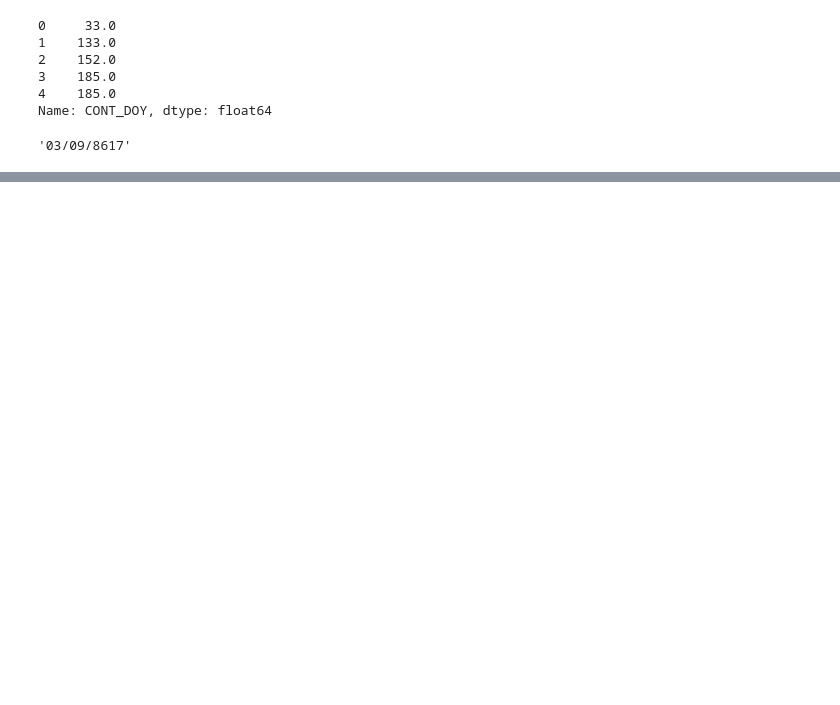
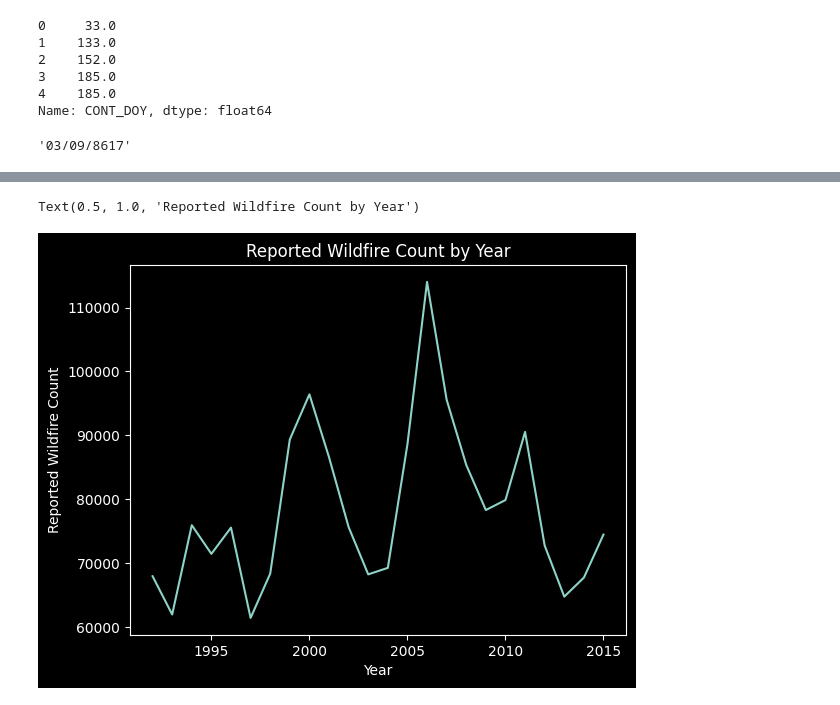
Before and after one commit to connormccoll/fire-scope, a Jupyter notebook: fireScope.ipynb, the cells around one changed output, grey strips where cells are left out. Saved outputs shown, nothing was run; the diff lists cells and outputs as text; code cells hidden in the pictures; blank space fills up the shorter version.

Commit message:
:fire: add wildfire count by year

```diff
--- a/fireScope.ipynb
+++ b/fireScope.ipynb
@@ -1,9 +1,13 @@
 # %% [markdown]
 **Import modules**
 # %%
+from matplotlib import pyplot as plt
 import pandas as pd
+
 import sqlite3
 import zipfile
+
+plt.style.use('dark_background')
 # %% [markdown]
 **Read in the wildfire dataset and display columns**
 
@@ -158,3 +168,10 @@ import datetime
 # %%
 #TODO: Connor
 #Visualize fire count over time
+firesOverTimeDf = pd.read_sql_query(
+    """
+    SELECT FIRE_YEAR, COUNT(*) AS Count
+    FROM fires
+    GROUP BY FIRE_YEAR
+    """
+    , conn)
@@ -161,3 +188,11 @@ import datetime
+# %%
+plt.plot(firesOverTimeDf[["FIRE_YEAR"]],firesOverTimeDf[["Count"]])
+plt.xlabel("Year")
+plt.ylabel("Reported Wildfire Count")
+plt.title("Reported Wildfire Count by Year")
+# %% [output]
+Text(0.5, 1.0, 'Reported Wildfire Count by Year')
+[figure, added]
 # %%
 #TODO: Naveen
 #Visualize avg fire size over time
```
Also changed, not shown: parts of 5 cells of this notebook.
